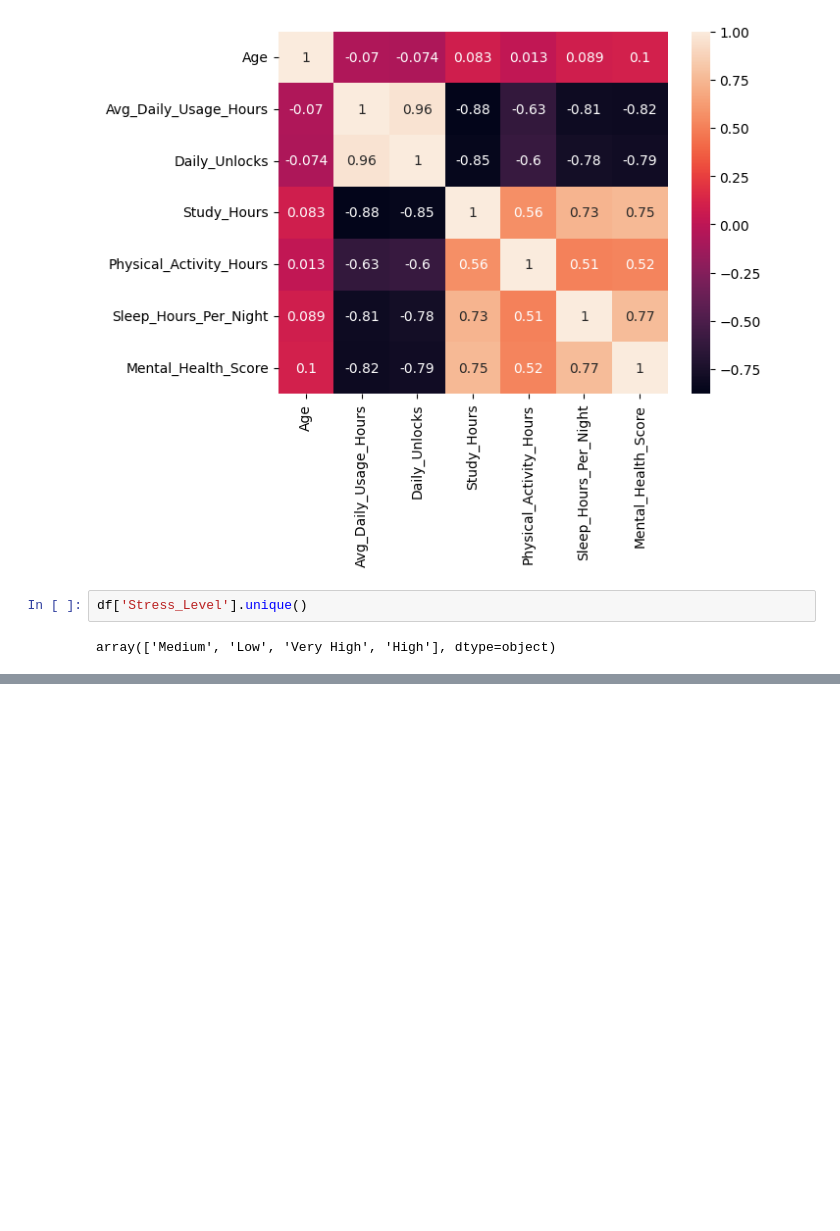
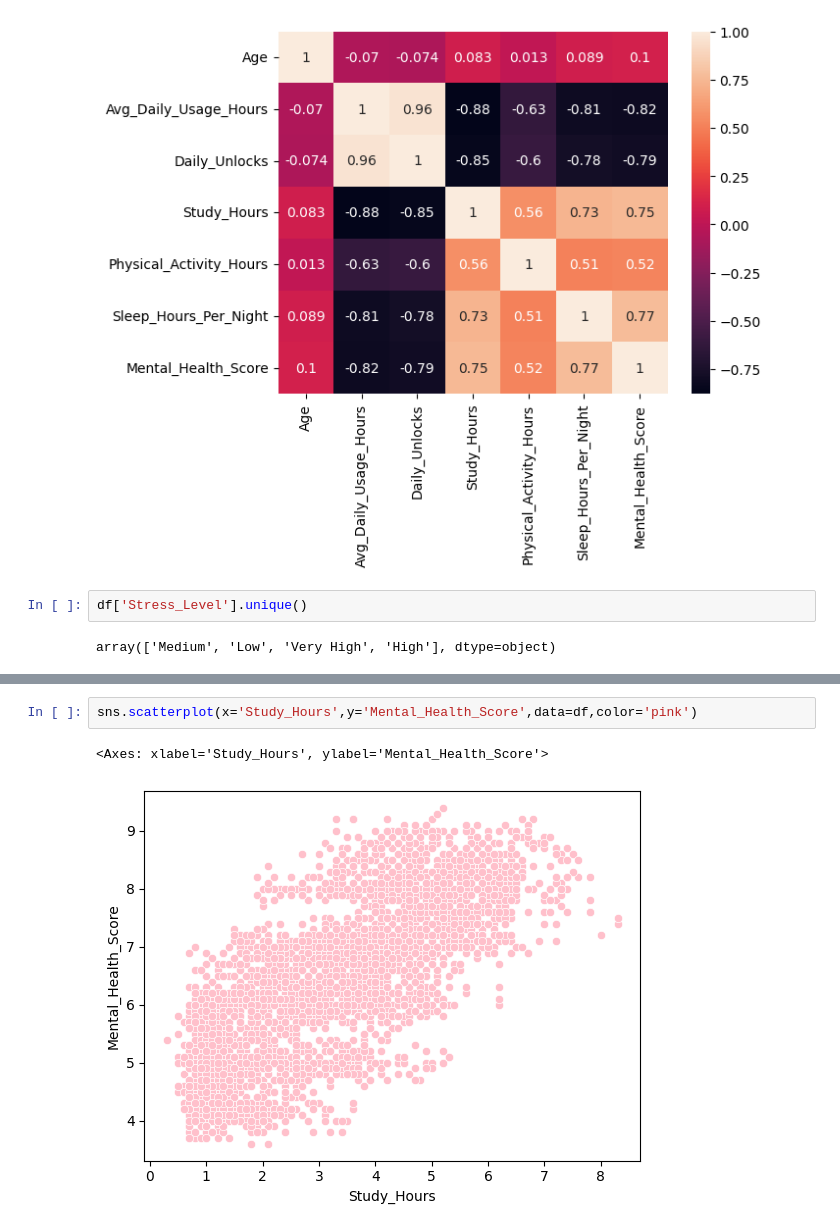
Before and after one commit to mudit-1711/Mental-Health-Score-Model, a Jupyter notebook: data.ipynb, the cells around one changed output, grey strips where cells are left out. Cells and saved outputs as stored; diff of their text form; blank space fills up the shorter version.

```diff
--- a/data.ipynb
+++ b/data.ipynb
@@ -124,0 +125,5 @@ sns.boxplot(x='Stress_Level',y='Mental_Health_Score',data=df)
+# %%
+sns.scatterplot(x='Study_Hours',y='Mental_Health_Score',data=df,color='pink')
+# %% [output]
+<Axes: xlabel='Study_Hours', ylabel='Mental_Health_Score'>
+[figure, added]
```
Also changed, not shown: parts of 18 cells of this notebook.
